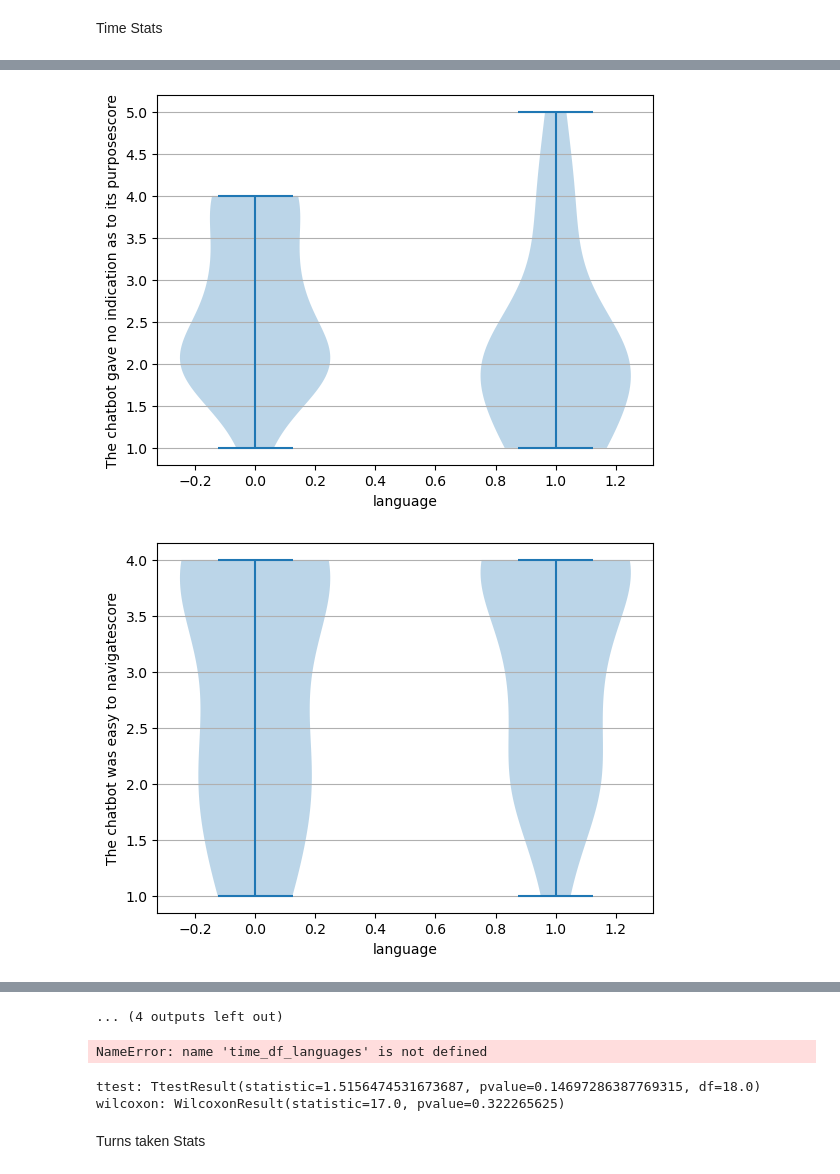
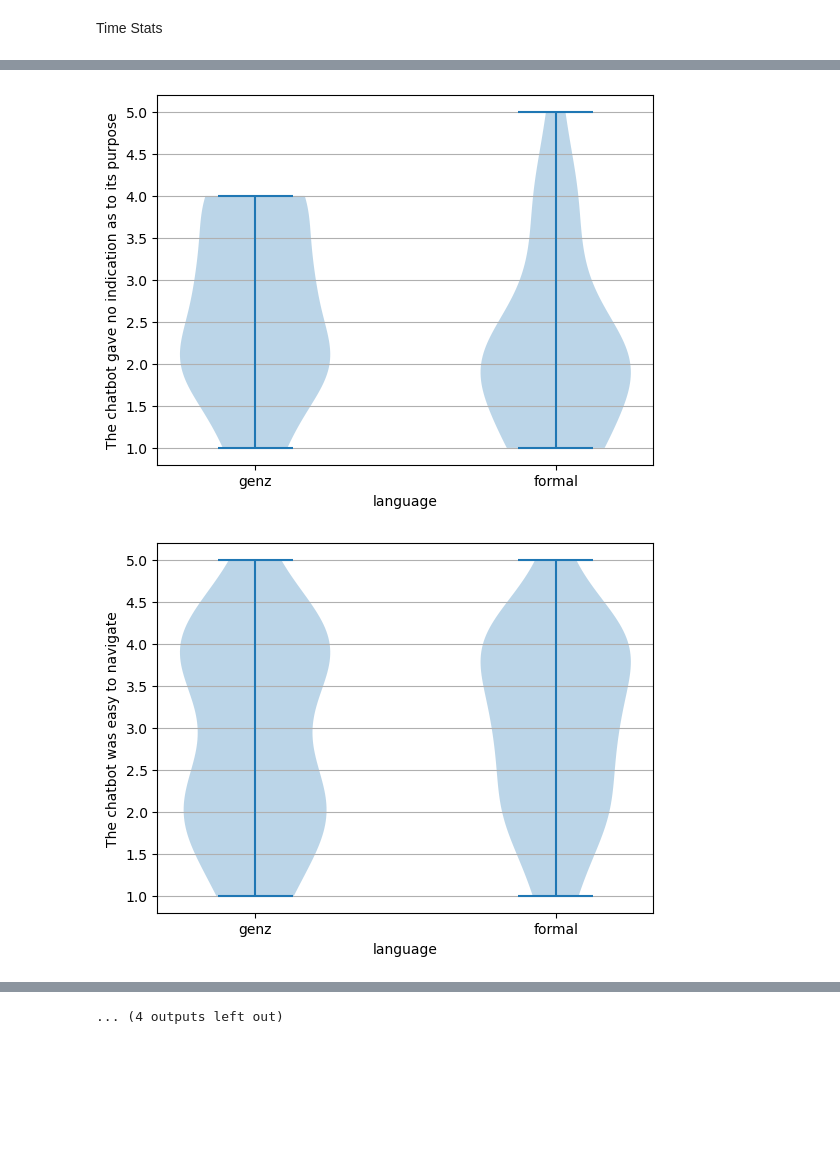
Before and after one commit to annebelleo/MAIR-group12, a Jupyter notebook: src/eval_user_data.ipynb, the cells around one changed output, grey strips where cells are left out. Cells and saved outputs as stored; diff of their text form; code cells hidden in the pictures; blank space fills up the shorter version.

```diff
--- a/src/eval_user_data.ipynb
+++ b/src/eval_user_data.ipynb
@@ -96,8 +100,7 @@ df_questionare = df_questionare.drop(columns=["Chatbot group start"])
 # %%
 # 'Chatbot group start' gives the order of the user did the language options
 # %%
-def calc_CUQ_score(df):
-    # step 1:
+def score_label(x):
     agree_scores = {
         "Strongly agree": 5,
         "Agree": 4,
@@ -105,16 +108,23 @@ def calc_CUQ_score(df):
         "Disagree": 2,
         "Strongly disagree": 1
     }
+    return agree_scores[x]
+
+def calc_CUQ_score(df):
+    # step 1:
+
     # step 2 and 3:
     # odd and even are swapped, cause we count from 0
     # step 2
     positiv_score = 0
     for i in range(0,len(question_labels), 2):
-        positiv_score += agree_scores[df[question_labels[i]]]
+
+        positiv_score += df[question_labels[i]]
     # step 3:
     negative_score = 0
     for i in range(1,len(question_labels), 2):
-        negative_score += agree_scores[df[question_labels[i]]]
+
+        negative_score += df[question_labels[i]]
 
     #step 4:
     positiv_score = positiv_score - 8
@@ -130,6 +140,8 @@ def calc_CUQ_score(df):
     cuq_score = cuq_score * 100
     return cuq_score
 
+for question in question_labels:
+    df_questionare[question] = df_questionare[question].apply(score_label)
 
 for index, row in df_questionare.iterrows():
    # print( calc_CUQ_score(row))
@@ -307,13 +323,17 @@ wilcoxon: WilcoxonResult(statistic=26.5, pvalue=0.9187074054282889)
 # %% [markdown]
 Time Stats
 # %%
-import visualization as vis
-import importlib
 importlib.reload(vis)
 
 
 
 fig, axes = vis.violin_with_dots(df,x="language", y="number_of_turns") #, title="Time", ylabel="Time (s)", xlabel="Language"
-fig, axes = vis.violin_with_dots(df,x="language", y="time") #, title="Time", ylabel="Time (s)", xlabel="Language"
-fig, axes = vis.violin_with_dots(df,x="language", y="CUQ") #, title="Time", ylabel="Time (s)", xlabel="Language"
+fig, axes = vis.violin_with_dots(df,x="language", y="time", y_label="time in seconds") #, title="Time", ylabel="Time (s)", xlabel="Language"
+fig, axes = vis.violin_with_dots(df,x="language", y="number_of_suggestions") #, title="Time", ylabel="Time (s)", xlabel="Language"
+fig, axes = vis.violin_with_dots(df,x="language", y="number_of_restarts") #, title="Time", ylabel="Time (s)", xlabel="Language"
+
+
+fig, axes = vis.violin_with_dots(df,x="language", y="CUQ", y_range=[0,100]) #, title="Time", ylabel="Time (s)", xlabel="Language"
+
+fig, axes = vis.violin_with_dots(df,x="language", y="The chatbot’s personality was realistic and engaging",y_range=[1,5], y_label="Engagment and Realistic", plot_lines=False, plot_dots=False) #, title="Time", ylabel="Time (s)", xlabel="Language"
 # %% [output]
@@ -323,16 +346,7 @@ fig, axes = vis.violin_with_dots(df,x="language", y="CUQ") #, title="Time", ylab
 # %%
-def score_label(x):
-    agree_scores = {
-        "Strongly agree": 5,
-        "Agree": 4,
-        "Neutral": 3,
-        "Disagree": 2,
-        "Strongly disagree": 1
-    }
-    return agree_scores[x]
+
 
 for label in question_labels:
-    df[label+ "score"] = df[label].apply(lambda x: score_label(x))
-    #display(df["labelscore"])
-    fig, axes = vis.violin_with_dots(df,x="language", y=label+"score", plot_lines=False, plot_dots=False)
+       #display(df["labelscore"])
+    fig, axes = vis.violin_with_dots(df,x="language", y=label, plot_lines=False, plot_dots=False)
 # %% [output]
@@ -344,2 +358,2 @@ for label in question_labels:
-[figure, old version]
+[figure, new version]
-[figure, old version]
+[figure, new version]
@@ -351,17 +365 @@ for label in question_labels:
 ... (4 outputs left out)
-# %%
-total = pd.concat([time_df_languages["genz"],time_df_languages["formal"]])
-print("mean of genz and formal and total:", np.mean(time_df_languages["genz"]), np.mean(time_df_languages["formal"]), np.mean(total))
-print("median of genz and formal and total:", np.median(time_df_languages["genz"]), np.median(time_df_languages["formal"]), np.median(total))
-print("standard deviation of genz and formal and total:", np.std(time_df_languages["genz"]), np.std(time_df_languages["formal"]), np.std(total))
-# %% [output]
-NameError: name 'time_df_languages' is not defined
-# %%
-import scipy.stats as stats
-print("ttest:" , stats.ttest_ind(a = time_df_languages["formal"], b= time_df_languages["genz"]))
-print("wilcoxon:" , stats.wilcoxon(x = time_df_languages["formal"], y= time_df_languages["genz"]))
-# %% [output]
-ttest: TtestResult(statistic=1.5156474531673687, pvalue=0.14697286387769315, df=18.0)
-wilcoxon: WilcoxonResult(statistic=17.0, pvalue=0.322265625)
-# %% [markdown]
-Turns taken Stats
```
Also changed, not shown: parts of 14 cells of this notebook, 2 other files.
